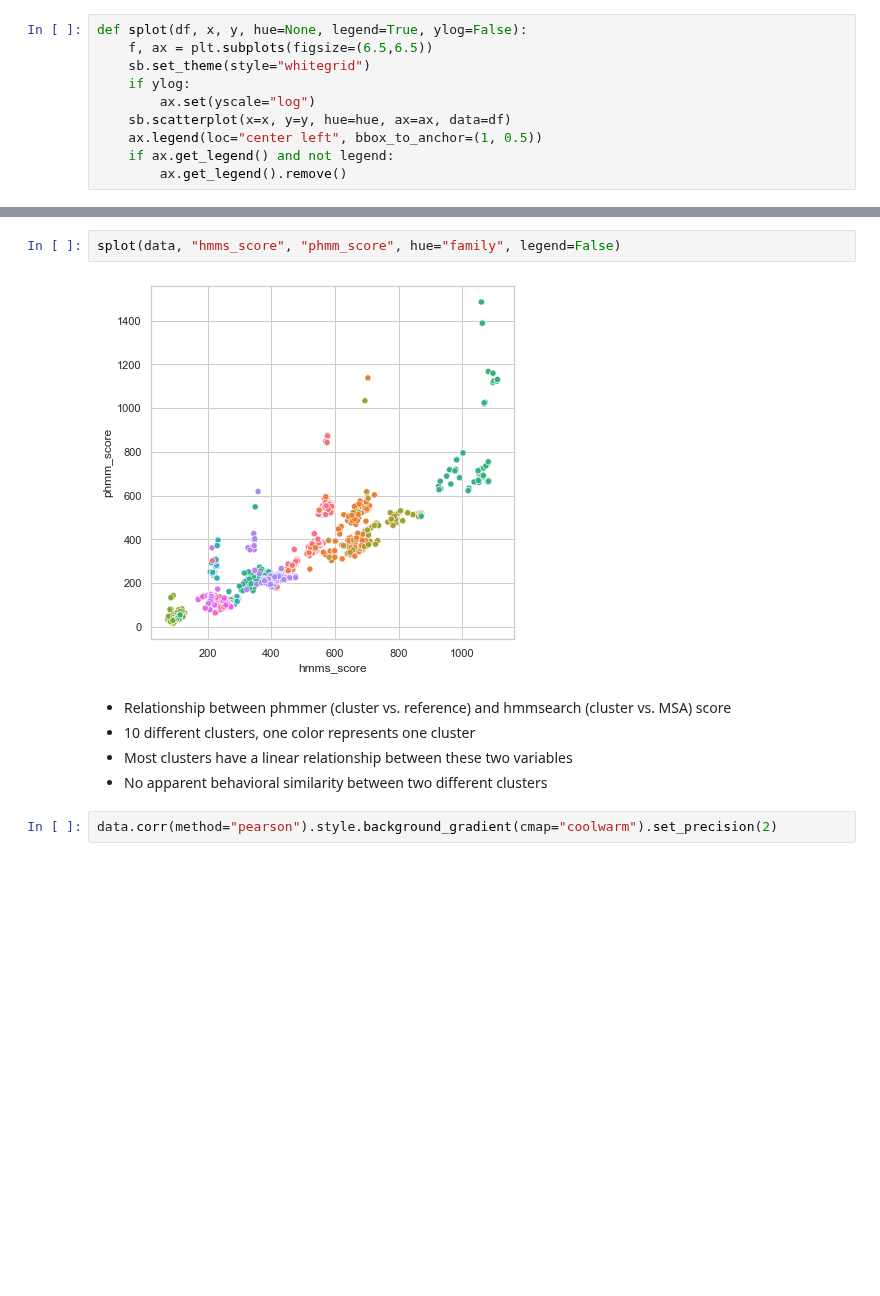
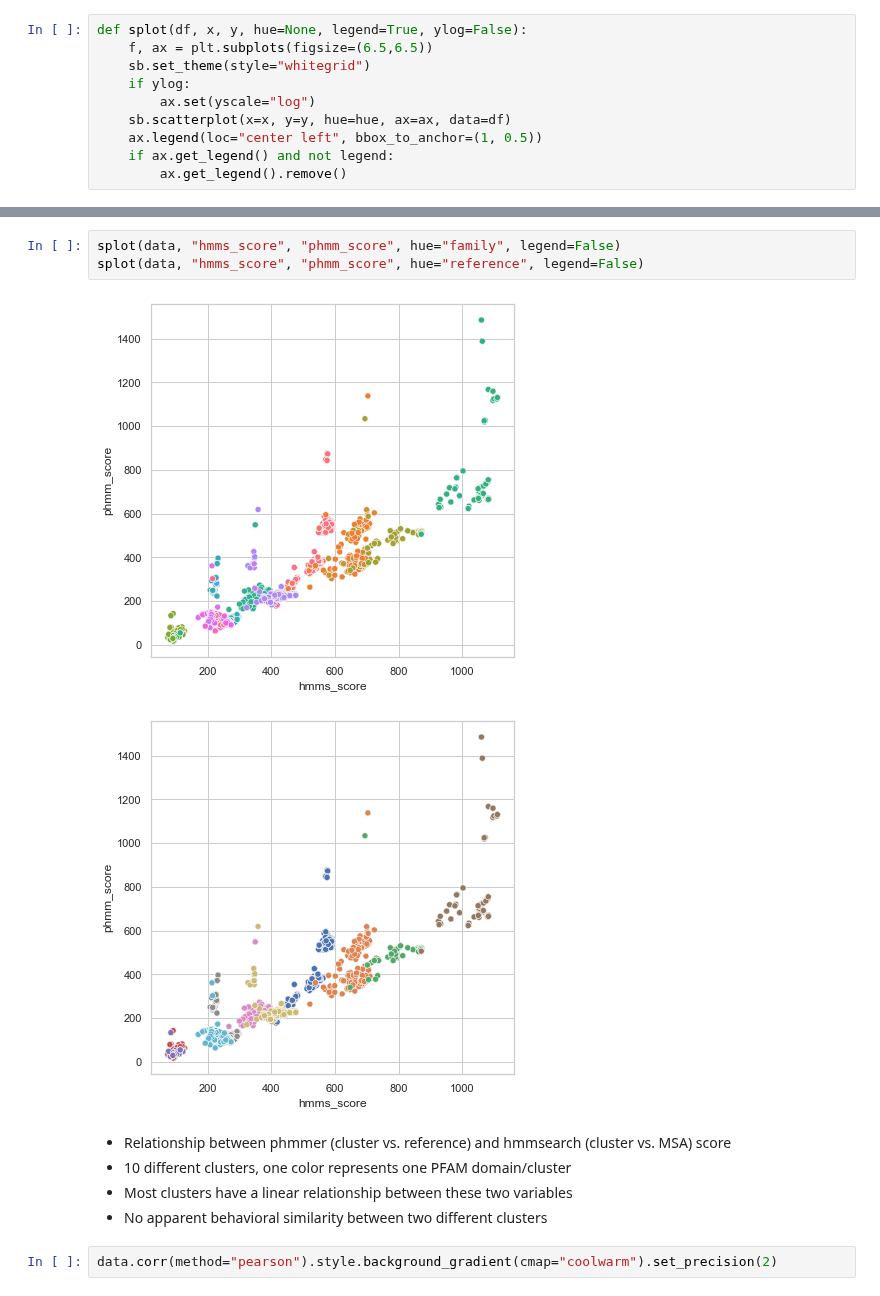
Before and after one commit to algbio/alignment-safety, a Jupyter notebook: pipeline/analysis/data.ipynb, the cells around one changed output, grey strips where cells are left out. Cells and saved outputs as stored; diff of their text form; blank space fills up the shorter version.

```diff
--- a/pipeline/analysis/data.ipynb
+++ b/pipeline/analysis/data.ipynb
@@ -109,10 +112,12 @@ splot(data, "identity", "phmm_score", hue="family", legend=False)
 # %%
 splot(data, "hmms_score", "phmm_score", hue="family", legend=False)
+splot(data, "hmms_score", "phmm_score", hue="reference", legend=False)
 # %% [output]
 [figure]
+[figure, added]
 # %% [markdown]
 - Relationship between phmmer (cluster vs. reference) and hmmsearch (cluster vs. MSA) score
-- 10 different clusters, one color represents one cluster
+- 10 different clusters, one color represents one PFAM domain/cluster
 - Most clusters have a linear relationship between these two variables
 - No apparent behavioral similarity between two different clusters
 # %%
```
Also changed, not shown: parts of 2 cells of this notebook.
